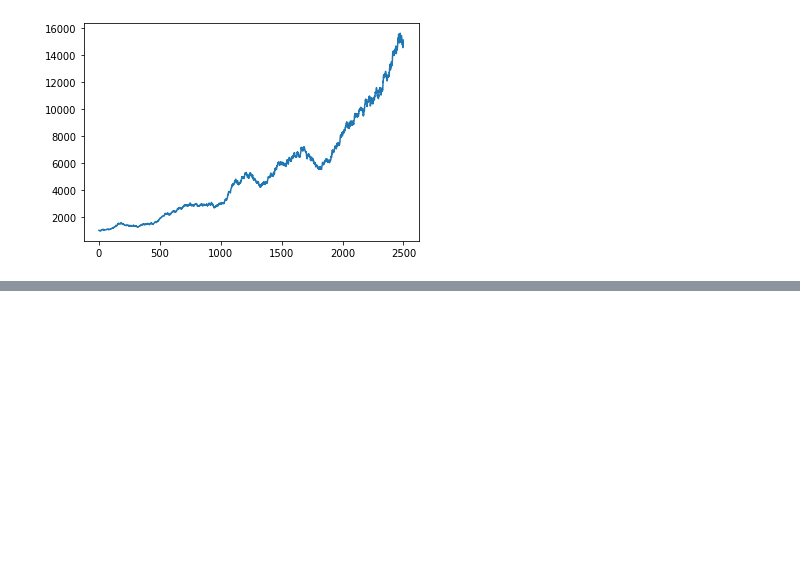
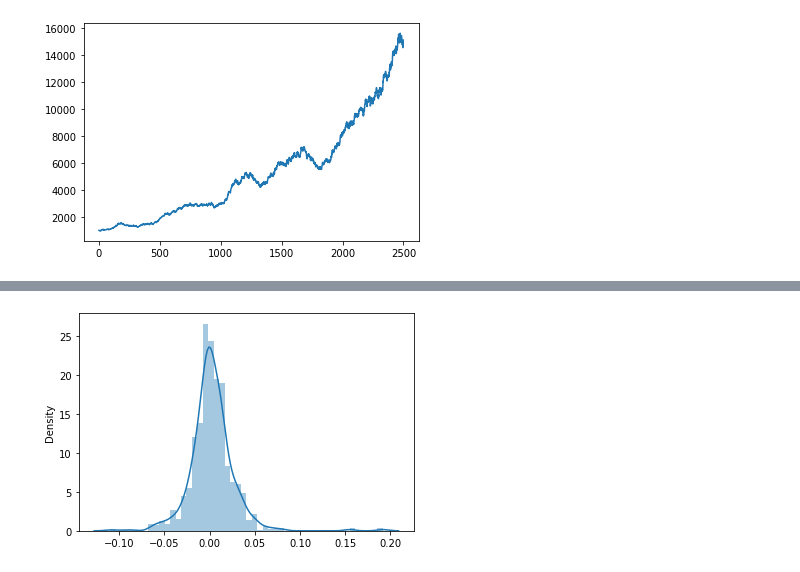
Before and after one commit to ozlerhakan/datacamp, a Jupyter notebook: Manipulating Time Series Data in Python/chapter3.ipynb, the cells around one changed output, grey strips where cells are left out. Saved outputs shown, nothing was run; the diff lists cells and outputs as text; code cells hidden in the pictures; blank space fills up the shorter version.

Commit message:
add random walk 2

```diff
--- a/Manipulating Time Series Data in Python/chapter3.ipynb
+++ b/Manipulating Time Series Data in Python/chapter3.ipynb
@@ -334,0 +340,2 @@ plt.show();
+# %%
+fb = pd.read_csv('fb.csv')
@@ -334,0 +351,21 @@ plt.show();
+# %%
+
+np.random.seed(42)
+
+
+daily_returns = fb.price.pct_change().dropna()
+
+
+n_obs = daily_returns.count()
+
+
+random_walk = np.random.choice(daily_returns, size=n_obs)
+
+
+random_walk = pd.Series(random_walk)
+
+
+sns.distplot(random_walk)
+plt.show();
+# %% [output]
+[figure, added]
```
Also changed, not shown: parts of 3 cells of this notebook.
